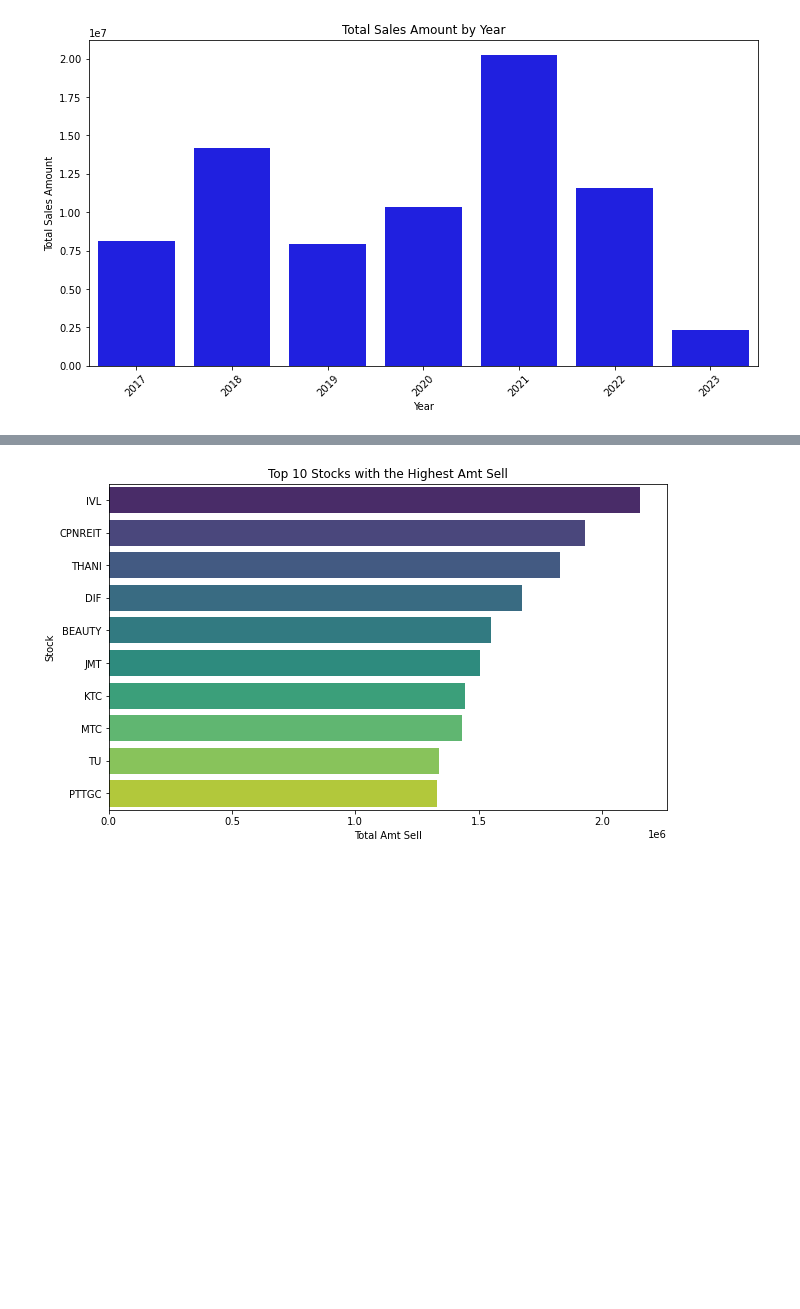
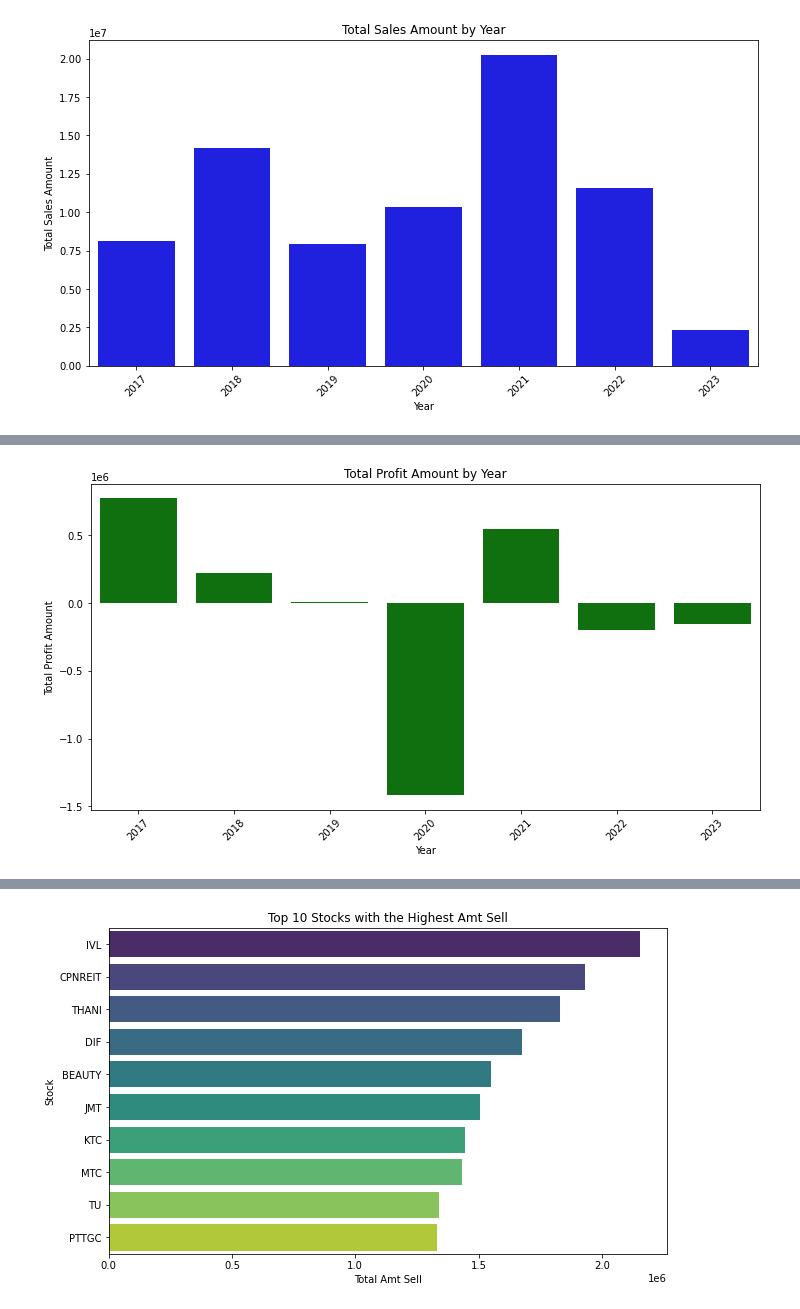
Before and after one commit to santimcs/A7, a Jupyter notebook: ChatGPT/Data_Analysis_4.ipynb, the cells around one changed output, grey strips where cells are left out. Saved outputs shown, nothing was run; the diff lists cells and outputs as text; code cells hidden in the pictures; blank space fills up the shorter version.

```diff
--- a/ChatGPT/Data_Analysis_4.ipynb
+++ b/ChatGPT/Data_Analysis_4.ipynb
@@ -49,0 +80,14 @@ plt.show()
+# %%
+# Calculate the total sales amount by year
+profit_amount_by_year = sales.groupby('year_sell')['profit'].sum()
+
+# Create a bar plot for the total profit amount by year
+plt.figure(figsize=(12, 6))
+sns.barplot(x=profit_amount_by_year.index, y=profit_amount_by_year.values, color='green')
+plt.title('Total Profit Amount by Year')
+plt.xlabel('Year')
+plt.ylabel('Total Profit Amount')
+plt.xticks(rotation=45)
+plt.show()
+# %% [output]
+[figure, added]
```
Also changed, not shown: parts of 43 cells of this notebook, 57 other files.
